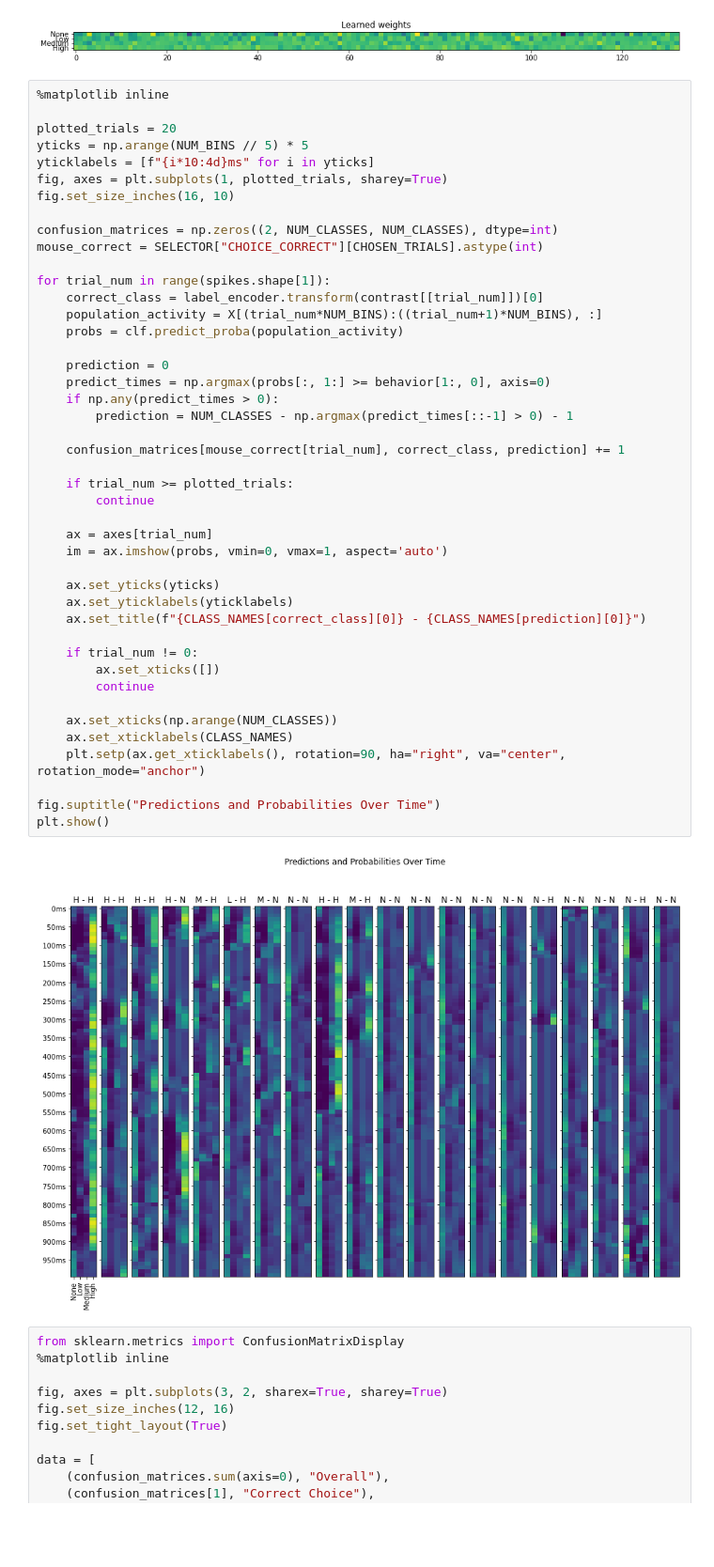
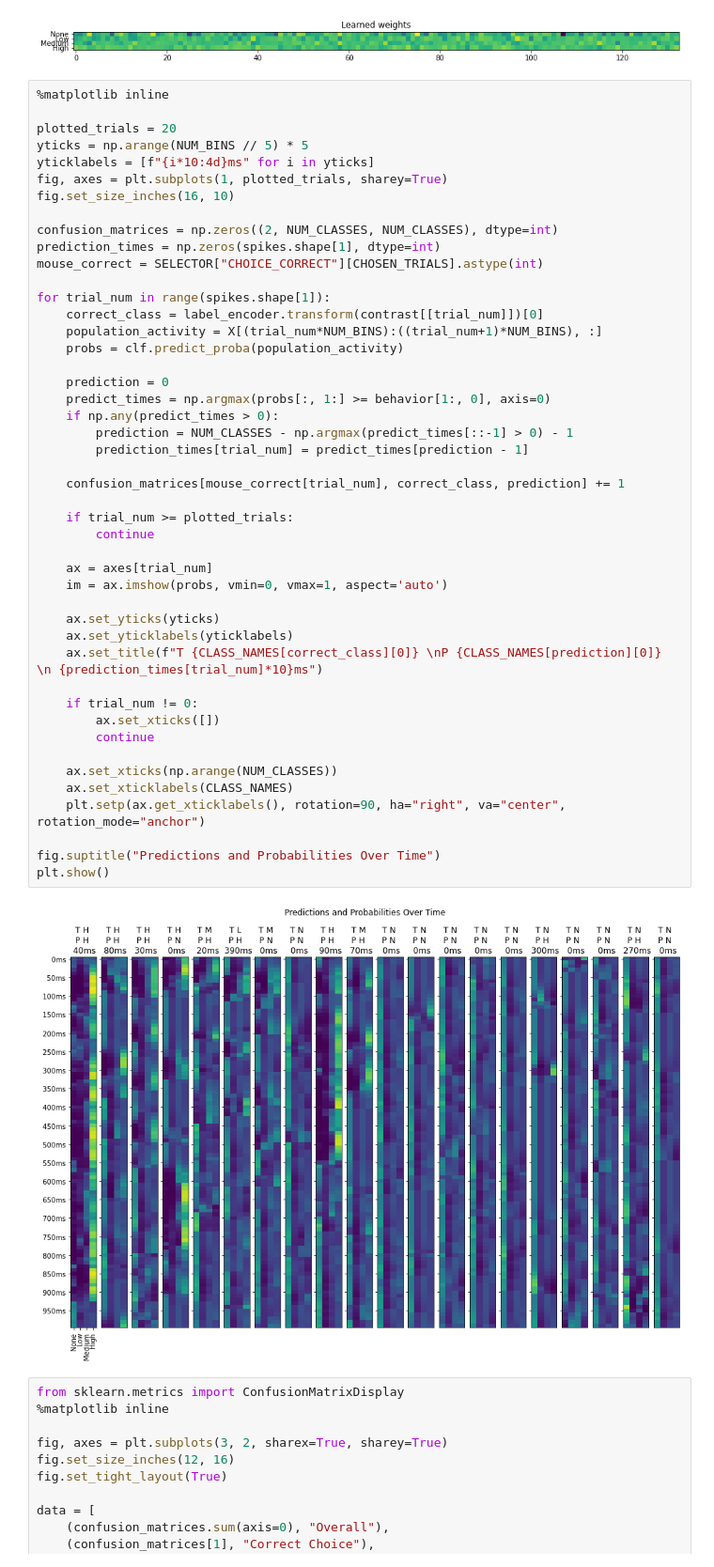
Before and after one commit to sjawhar/nma2020-steinmetz-project, a Jupyter notebook: notebooks/decoders.ipynb, the cells around one changed output. Shown at 94% size. Drawn from its saved outputs; the diff is of its cells as text; blank space fills up the shorter version.

```diff
--- a/notebooks/decoders.ipynb
+++ b/notebooks/decoders.ipynb
@@ -169,6 +169,7 @@ fig, axes = plt.subplots(1, plotted_trials, sharey=True)
 fig.set_size_inches(16, 10)
 
 confusion_matrices = np.zeros((2, NUM_CLASSES, NUM_CLASSES), dtype=int)
+prediction_times = np.zeros(spikes.shape[1], dtype=int)
 mouse_correct = SELECTOR["CHOICE_CORRECT"][CHOSEN_TRIALS].astype(int)
 
 for trial_num in range(spikes.shape[1]):
@@ -176,35 +177,36 @@ for trial_num in range(spikes.shape[1]):
     population_activity = X[(trial_num*NUM_BINS):((trial_num+1)*NUM_BINS), :]
     probs = clf.predict_proba(population_activity)
 
     prediction = 0
     predict_times = np.argmax(probs[:, 1:] >= behavior[1:, 0], axis=0)
     if np.any(predict_times > 0):
         prediction = NUM_CLASSES - np.argmax(predict_times[::-1] > 0) - 1
+        prediction_times[trial_num] = predict_times[prediction - 1]
 
     confusion_matrices[mouse_correct[trial_num], correct_class, prediction] += 1
 
     if trial_num >= plotted_trials:
         continue
 
     ax = axes[trial_num]
     im = ax.imshow(probs, vmin=0, vmax=1, aspect='auto')
 
     ax.set_yticks(yticks)
     ax.set_yticklabels(yticklabels)
-    ax.set_title(f"{CLASS_NAMES[correct_class][0]} - {CLASS_NAMES[prediction][0]}")
+    ax.set_title(f"T {CLASS_NAMES[correct_class][0]} \nP {CLASS_NAMES[prediction][0]} \n {prediction_times[trial_num]*10}ms")
 
     if trial_num != 0:
         ax.set_xticks([])
         continue
 
     ax.set_xticks(np.arange(NUM_CLASSES))
     ax.set_xticklabels(CLASS_NAMES)
     plt.setp(ax.get_xticklabels(), rotation=90, ha="right", va="center", rotation_mode="anchor")
 
 fig.suptitle("Predictions and Probabilities Over Time")
 plt.show()
 # %% [output]
-[figure, old version]
+[figure, new version]
 # %%
 from sklearn.metrics import ConfusionMatrixDisplay
 %matplotlib inline
```
Also changed, not shown: parts of 4 cells of this notebook.
